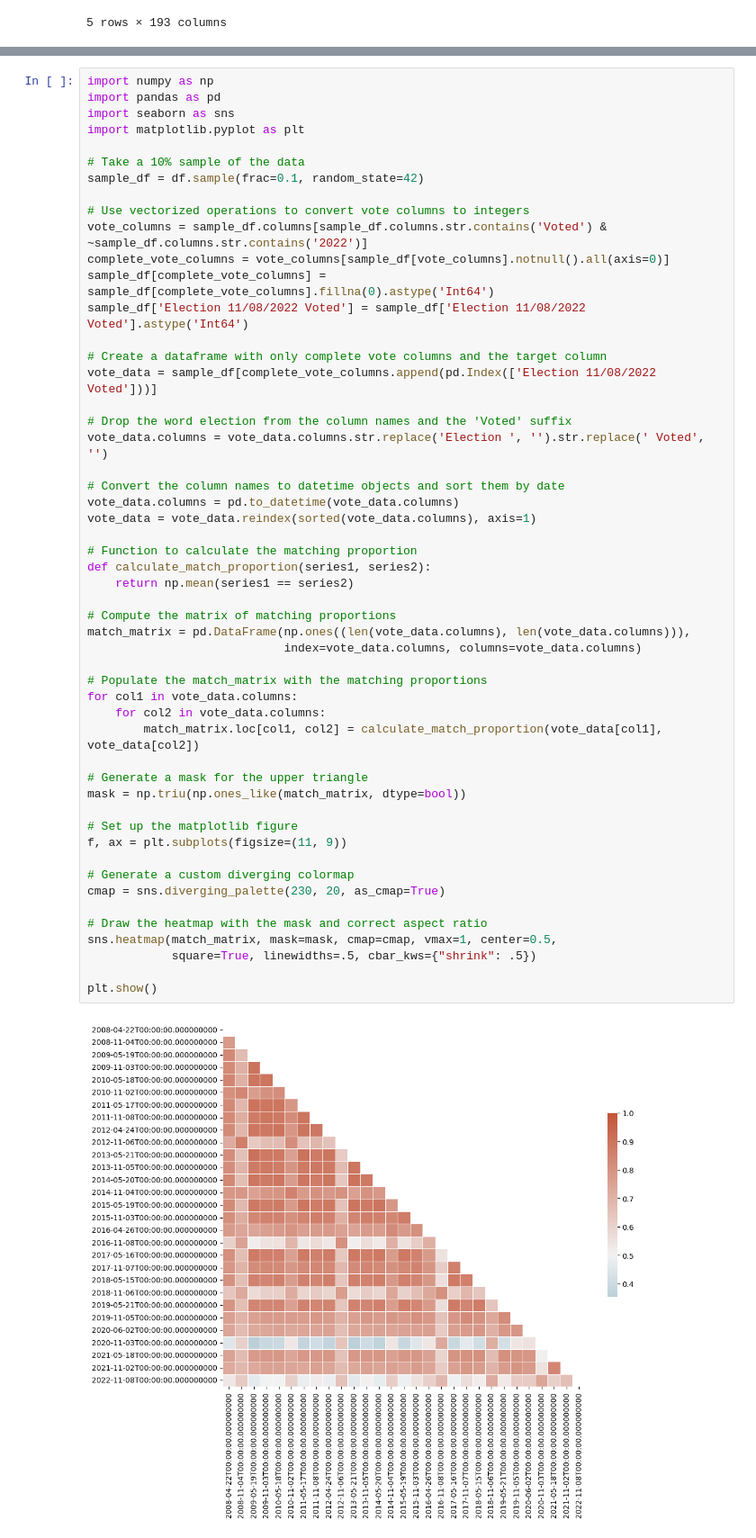
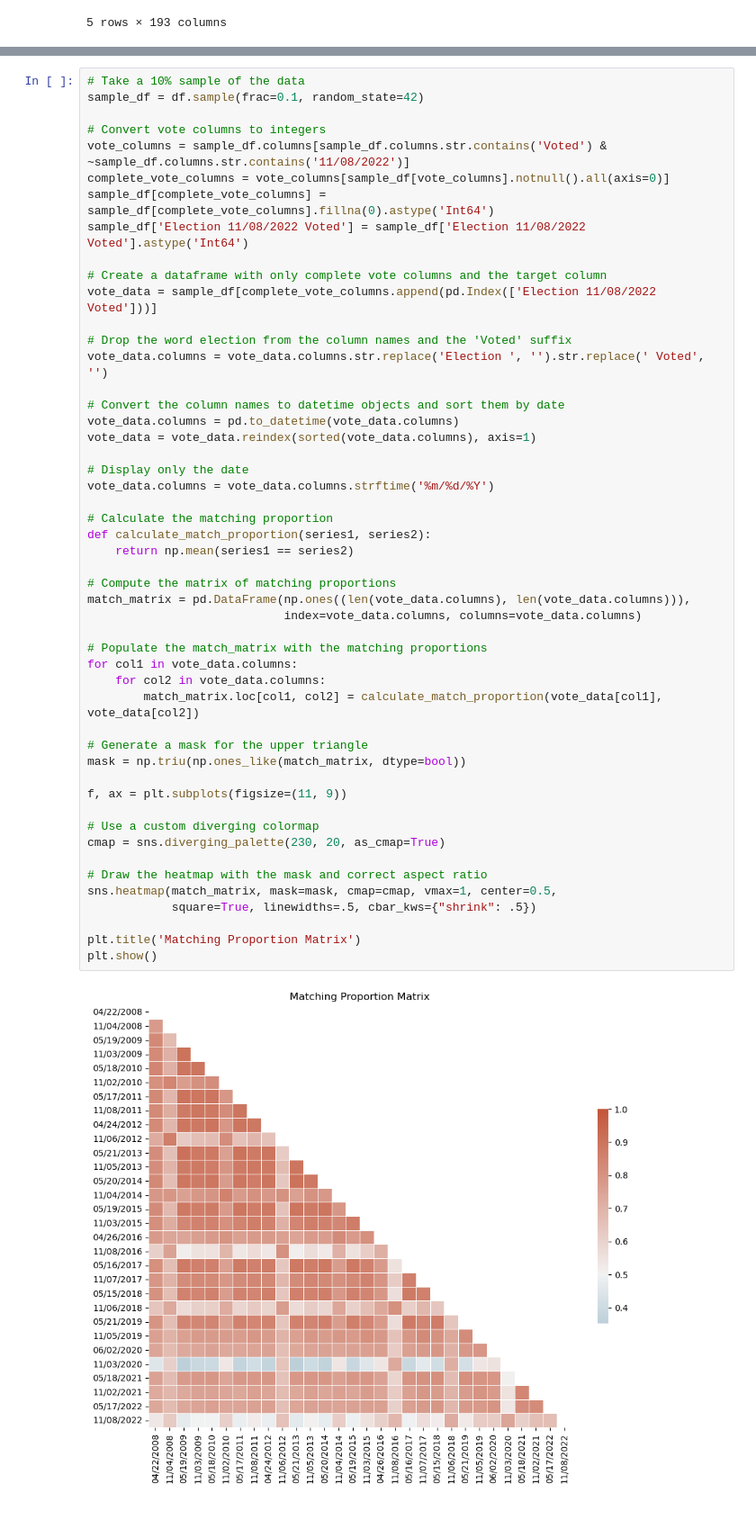
Before and after one commit to aaronzberger/VoterPrediction, a Jupyter notebook: EDA.ipynb, the cells around one changed output, grey strips where cells are left out. Shown at 90% size. Drawn from its saved outputs; the diff is of its cells as text.

```diff
--- a/EDA.ipynb
+++ b/EDA.ipynb
@@ -230,14 +250,9 @@ plt.show()
 # %%
-import numpy as np
-import pandas as pd
-import seaborn as sns
-import matplotlib.pyplot as plt
-
 # Take a 10% sample of the data
 sample_df = df.sample(frac=0.1, random_state=42)
 
-# Use vectorized operations to convert vote columns to integers
-vote_columns = sample_df.columns[sample_df.columns.str.contains('Voted') & ~sample_df.columns.str.contains('2022')]
+# Convert vote columns to integers
+vote_columns = sample_df.columns[sample_df.columns.str.contains('Voted') & ~sample_df.columns.str.contains('11/08/2022')]
 complete_vote_columns = vote_columns[sample_df[vote_columns].notnull().all(axis=0)]
 sample_df[complete_vote_columns] = sample_df[complete_vote_columns].fillna(0).astype('Int64')
 sample_df['Election 11/08/2022 Voted'] = sample_df['Election 11/08/2022 Voted'].astype('Int64')
@@ -250,37 +265,40 @@ vote_data.columns = vote_data.columns.str.replace('Election ', '').str.replace('
 
 # Convert the column names to datetime objects and sort them by date
 vote_data.columns = pd.to_datetime(vote_data.columns)
 vote_data = vote_data.reindex(sorted(vote_data.columns), axis=1)
 
-# Function to calculate the matching proportion
+# Display only the date
+vote_data.columns = vote_data.columns.strftime('%m/%d/%Y')
+
+# Calculate the matching proportion
 def calculate_match_proportion(series1, series2):
     return np.mean(series1 == series2)
 
 # Compute the matrix of matching proportions
 match_matrix = pd.DataFrame(np.ones((len(vote_data.columns), len(vote_data.columns))),
                             index=vote_data.columns, columns=vote_data.columns)
 
 # Populate the match_matrix with the matching proportions
 for col1 in vote_data.columns:
     for col2 in vote_data.columns:
         match_matrix.loc[col1, col2] = calculate_match_proportion(vote_data[col1], vote_data[col2])
 
 # Generate a mask for the upper triangle
 mask = np.triu(np.ones_like(match_matrix, dtype=bool))
 
-# Set up the matplotlib figure
 f, ax = plt.subplots(figsize=(11, 9))
 
-# Generate a custom diverging colormap
+# Use a custom diverging colormap
 cmap = sns.diverging_palette(230, 20, as_cmap=True)
 
 # Draw the heatmap with the mask and correct aspect ratio
 sns.heatmap(match_matrix, mask=mask, cmap=cmap, vmax=1, center=0.5,
             square=True, linewidths=.5, cbar_kws={"shrink": .5})
 
+plt.title('Matching Proportion Matrix')
 plt.show()
 # %% [output]
-[figure, old version]
+[figure, new version]
 # %%
 # Identify the columns that contain the voting data for Republicans and Democrats
 party_d_cols = df.columns[df.columns.str.contains('Party D')]
```
Also changed, not shown: parts of 9 cells of this notebook.
